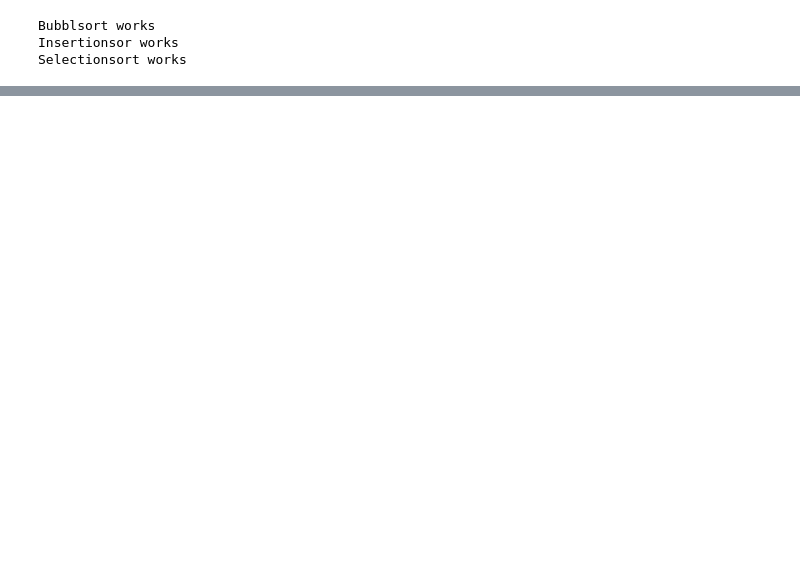
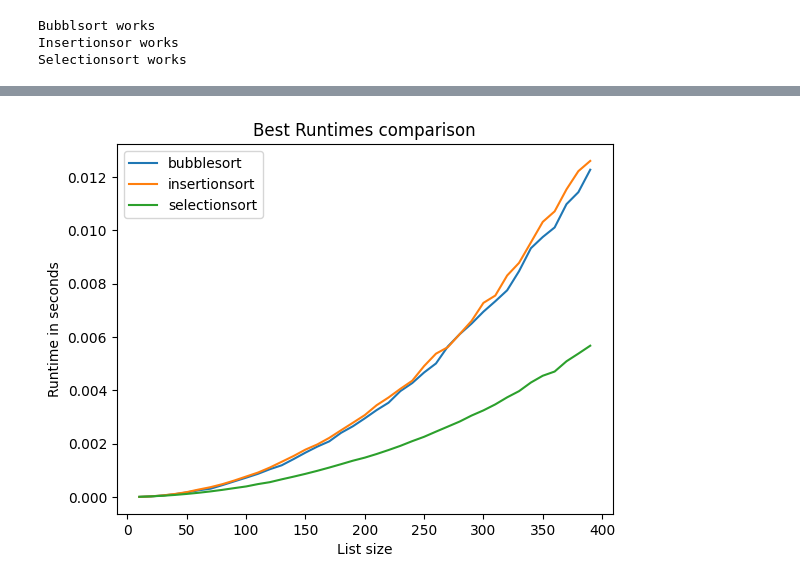
Before and after one commit to ColeDixon78/Algorithms, a Jupyter notebook: Assignment 2/code.ipynb, the cells around one changed output, grey strips where cells are left out. Cells and saved outputs as stored; diff of their text form; code cells hidden in the pictures; blank space fills up the shorter version.

```diff
--- a/Assignment 2/code.ipynb
+++ b/Assignment 2/code.ipynb
@@ -140,0 +143,29 @@ def compare_average(*algos,max_size = 400,trials = 100):
+# %%
+def compare_best(*algos,max_size = 400,trials = 100):
+    rng = np.random.default_rng()
+    fig, ax = plt.subplots()
+    x_axis = range(10,max_size,10)
+    ax.set_title("Best Runtimes comparison")
+    ax.set_xlabel("List size")
+    ax.set_ylabel("Runtime in seconds")
+    for algo in algos:
+        times = []
+        for size in range(10,max_size,10):
+            best_time = 100
+            for i in range(0,trials):
+                int_list = rng.integers(0,1000,size)
+
+                start = perf_counter()
+                algo(list(int_list))
+                end = perf_counter()
+
+                if (end-start) < best_time: best_time = (end-start)
+            times.append(best_time)
+
+        ax.plot(x_axis, times, label = f"{algo.__name__}")
+    ax.legend()
+    plt.show()
+# %%
+compare_best(bubblesort,insertionsort,selectionsort)
+# %% [output]
+[figure, added]
```
Also changed, not shown: parts of 13 cells of this notebook.
